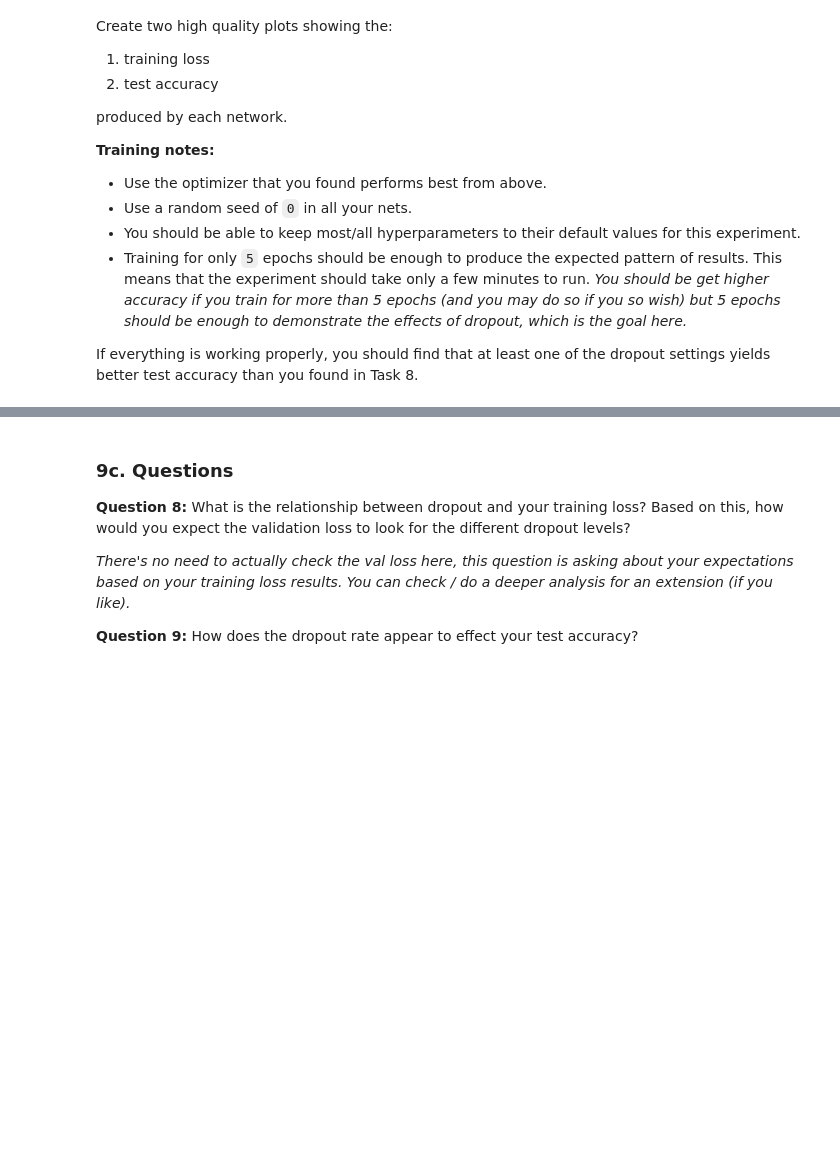
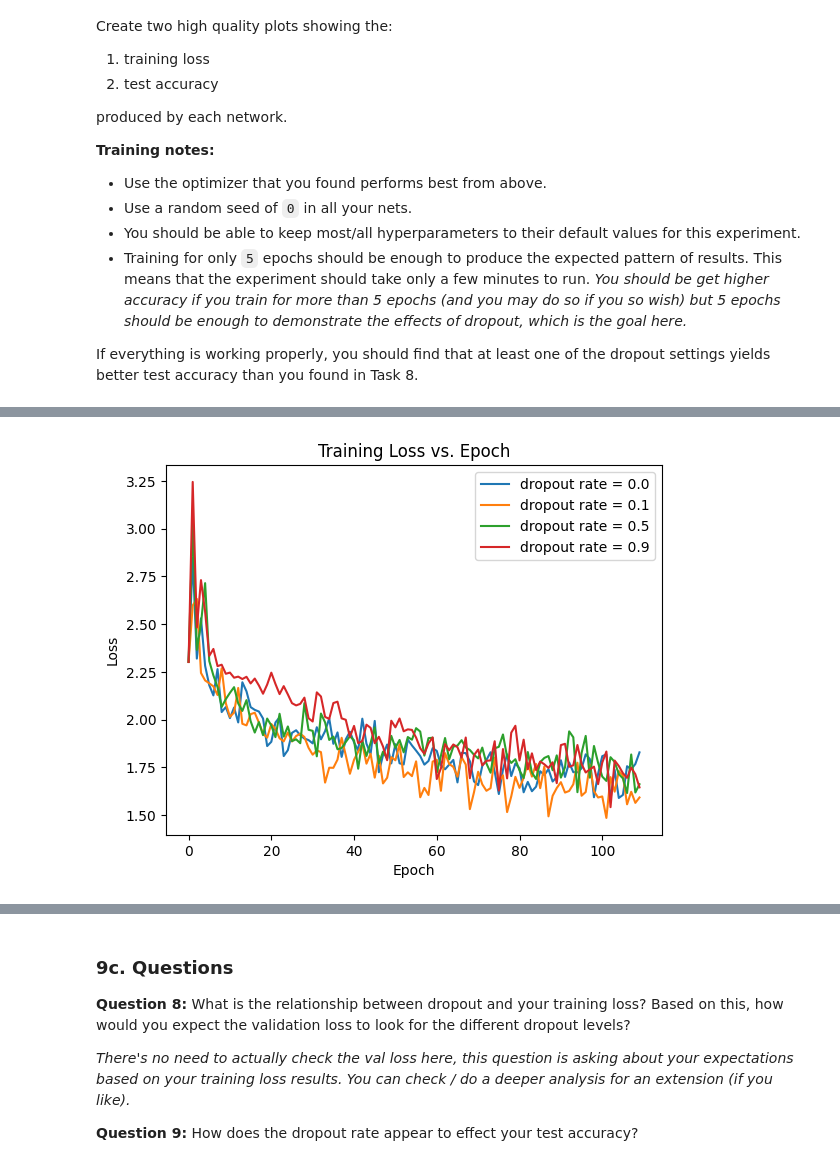
Before and after one commit to ngoclinhp842/cnn_with_stl10, a Jupyter notebook: project3/optimize_and_train_cnn.ipynb, the cells around one changed output, grey strips where cells are left out. Cells and saved outputs as stored; diff of their text form; code cells hidden in the pictures; blank space fills up the shorter version.

```diff
--- a/project3/optimize_and_train_cnn.ipynb
+++ b/project3/optimize_and_train_cnn.ipynb
@@ -604,20 +611,20 @@ If everything is working properly, you should find that at least one of the drop
 # %%
 # train 5 separate ConvNet4AccelV2 networks with same default hyperparameters expect dropout rate
 # dropout rate should be [0.0, 0.1, 0.5, 0.9]
-# net_with_dropout_1 = ConvNet4AccelV2(input_shape=(3, 32, 32), n_classes=10, verbose=False, dropout_rate=0.0, r_seed=0)
-# net_with_dropout_2 = ConvNet4AccelV2(input_shape=(3, 32, 32), n_classes=10, verbose=False, dropout_rate=0.1, r_seed=0)
-# net_with_dropout_3 = ConvNet4AccelV2(input_shape=(3, 32, 32), n_classes=10, verbose=False, dropout_rate=0.5, r_seed=0)
+net_with_dropout_1 = ConvNet4AccelV2(input_shape=(3, 32, 32), n_classes=10, verbose=False, dropout_rate=0.0, r_seed=0)
+net_with_dropout_2 = ConvNet4AccelV2(input_shape=(3, 32, 32), n_classes=10, verbose=False, dropout_rate=0.1, r_seed=0)
+net_with_dropout_3 = ConvNet4AccelV2(input_shape=(3, 32, 32), n_classes=10, verbose=False, dropout_rate=0.5, r_seed=0)
 net_with_dropout_4 = ConvNet4AccelV2(input_shape=(3, 32, 32), n_classes=10, verbose=False, dropout_rate=0.9, r_seed=0)
 
 # train 5 separate ConvNet4AccelV2 networks with same default hyperparameters
-# net_with_dropout_1.compile(optimizer_name='adam', lr=1e-2)
-# net_with_dropout_2.compile(optimizer_name='adam', lr=1e-2)
-# net_with_dropout_3.compile(optimizer_name='adam', lr=1e-2)
+net_with_dropout_1.compile(optimizer_name='adam', lr=1e-2)
+net_with_dropout_2.compile(optimizer_name='adam', lr=1e-2)
+net_with_dropout_3.compile(optimizer_name='adam', lr=1e-2)
 net_with_dropout_4.compile(optimizer_name='adam', lr=1e-2)
 
-# loss_history_adam_1, train_acc_history_adam_1, val_acc_adam_1 = net_with_dropout_1.fit(x_train, y_train, x_val, y_val, mini_batch_sz = 200, n_epochs=5, acc_freq=50, print_every=100)
-# loss_history_adam_2, train_acc_history_adam_2, val_acc_adam_2 = net_with_dropout_2.fit(x_train, y_train, x_val, y_val, mini_batch_sz = 200, n_epochs=5, acc_freq=50, print_every=100)
-# loss_history_adam_3, train_acc_history_adam_3, val_acc_adam_3 = net_with_dropout_3.fit(x_train, y_train, x_val, y_val, mini_batch_sz = 200, n_epochs=5, acc_freq=50, print_every=100)
+loss_history_adam_1, train_acc_history_adam_1, val_acc_adam_1 = net_with_dropout_1.fit(x_train, y_train, x_val, y_val, mini_batch_sz = 200, n_epochs=5, acc_freq=50, print_every=100)
+loss_history_adam_2, train_acc_history_adam_2, val_acc_adam_2 = net_with_dropout_2.fit(x_train, y_train, x_val, y_val, mini_batch_sz = 200, n_epochs=5, acc_freq=50, print_every=100)
+loss_history_adam_3, train_acc_history_adam_3, val_acc_adam_3 = net_with_dropout_3.fit(x_train, y_train, x_val, y_val, mini_batch_sz = 200, n_epochs=5, acc_freq=50, print_every=100)
 loss_history_adam_4, train_acc_history_adam_4, val_acc_adam_4 = net_with_dropout_4.fit(x_train, y_train, x_val, y_val, mini_batch_sz = 200, n_epochs=5, acc_freq=50, print_every=100)
 # %% [output]
 In each epoch, the number of iterations is 22
@@ -627,14 +649,16 @@ IndexError: Too many indices: 2-dimensional array indexed with 4 regular indices
 # %%
 # Plot training loss in y_axis and epoch in x_axis
 plt.plot(loss_history_adam_1)
 plt.plot(loss_history_adam_2)
 plt.plot(loss_history_adam_3)
 plt.plot(loss_history_adam_4)
-plt.plot(loss_history_adam_5)
 plt.legend(['dropout rate = 0.0', 'dropout rate = 0.1', 'dropout rate = 0.5', 'dropout rate = 0.9', 'dropout rate = 1.0'])
 plt.xlabel('Epoch')
 plt.ylabel('Loss')
+plt.title('Training Loss vs. Epoch')
 plt.show()
+# %% [output]
+[figure, added]
 # %%
 # Plot test accuracy in y_axis and epoch in x_axis
 plt.plot(train_acc_history_adam_1)
```
Also changed, not shown: parts of 22 cells of this notebook, 1 other file.
